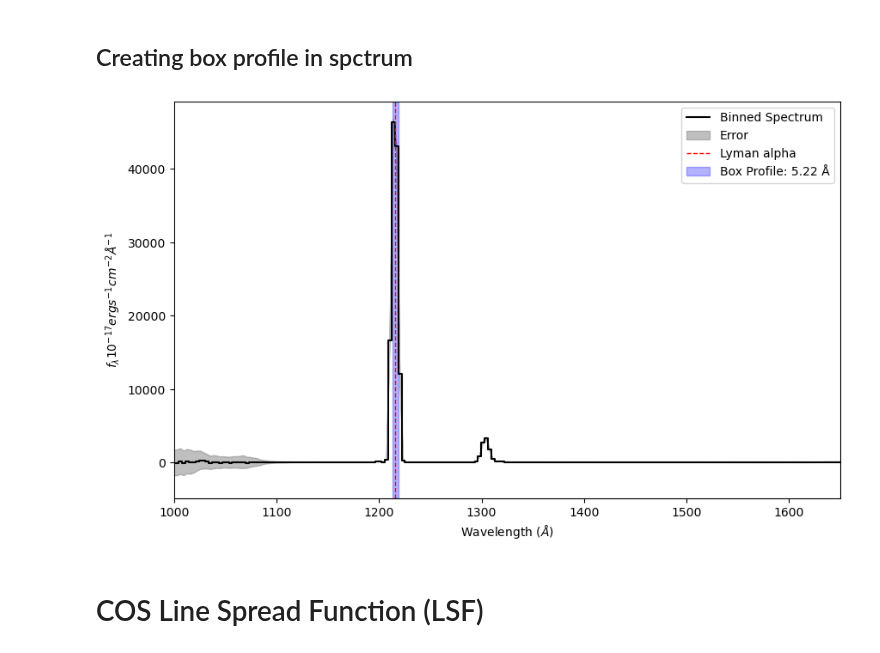
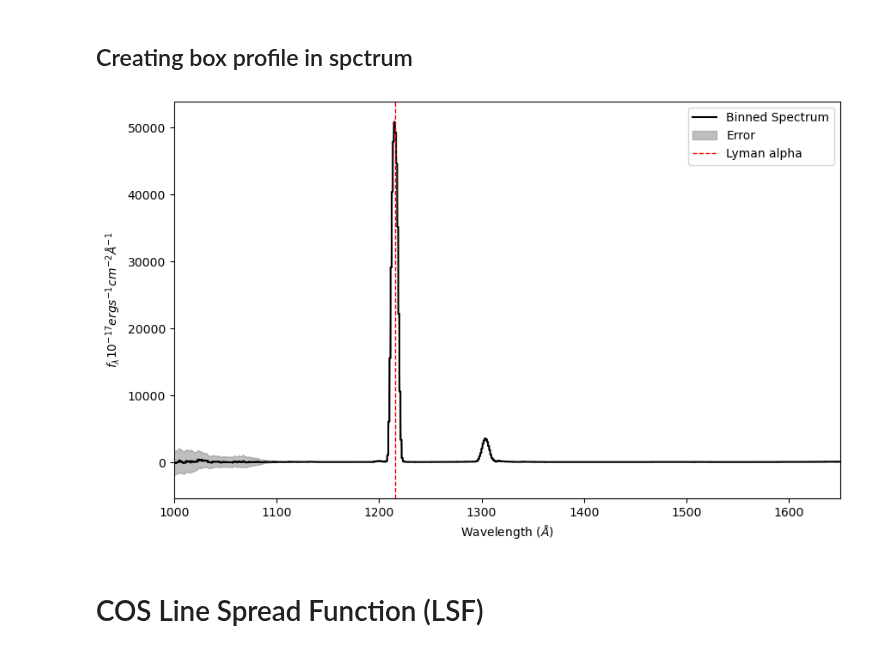
Before and after one commit to seratsaad/ticktock, a Jupyter notebook: geocor_ corr.ipynb, the cells around one changed output. Saved outputs shown, nothing was run; the diff lists cells and outputs as text; code cells hidden in the pictures.

```diff
--- a/geocor_ corr.ipynb
+++ b/geocor_ corr.ipynb
@@ -101,7 +101,7 @@ CRDS_VER= '11.16.9, b11.4.0, 64d96076d89b32a5687a6b77bb910ab93b3a99b3'
 # Binning the data
 z = 0.081
 
-bin_width = 3
+bin_width = 1
 bins = np.arange(min(t["Wavelength"]), max(t["Wavelength"]) + bin_width, bin_width)
 bin_centers = 0.5 * (bins[:-1] + bins[1:])
 
@@ -125,36 +125,36 @@ binned_flux_err = np.array(binned_flux_err)
 # Plotting the binned spectrum
 plt.figure(figsize=(10, 6))
 plt.plot(binned_wl, binned_flux, label='Binned Spectrum', color="black", drawstyle='steps-mid')
 plt.fill_between(binned_wl, binned_flux - binned_flux_err, binned_flux + binned_flux_err, color='gray', alpha=0.5, label='Error')
 plt.axvline(x=1216, color='r', linestyle='--', linewidth=1, label="Lyman alpha")
 
 # Projected Aperture Calculation
 aperture_width_arcseconds = 0.2
 cos_platescale_arcseconds_per_pixel = 0.023
 grating_dispersion_angstroms_per_pixel = 0.6
 
 # Calculate the projected aperture width in pixels
 projected_aperture_width_pixels = aperture_width_arcseconds / cos_platescale_arcseconds_per_pixel
 
 # Calculating the projected aperture width in Angstroms
 projected_aperture_width_angstroms = projected_aperture_width_pixels * grating_dispersion_angstroms_per_pixel
 
 # Box profile dimensions
 central_wavelength = 1216
 half_box_width_angstroms = projected_aperture_width_angstroms / 2
 
 # Plot the box profile
-plt.axvspan(central_wavelength - half_box_width_angstroms, central_wavelength + half_box_width_angstroms,
-            color='blue', alpha=0.3, label=f'Box Profile: {projected_aperture_width_angstroms:.2f} Å')
+#plt.axvspan(central_wavelength - half_box_width_angstroms, central_wavelength + half_box_width_angstroms,
+#            color='blue', alpha=0.3, label=f'Box Profile: {projected_aperture_width_angstroms:.2f} Å')
 
 plt.xlabel("Wavelength ($\AA$)")
 plt.ylabel("$f_{\lambda} 10^{-17} erg s^{-1} cm^{-2} \AA^{-1}$")
 plt.xlim(1000, 1650)
 #plt.ylim(-100, 400)
 plt.legend()
 plt.show()
 # %% [output]
-[figure, old version]
+[figure, new version]
 # %% [markdown]
 # COS Line Spread Function (LSF)
 # %% [markdown]
```
Also changed, not shown: parts of 5 cells of this notebook.
